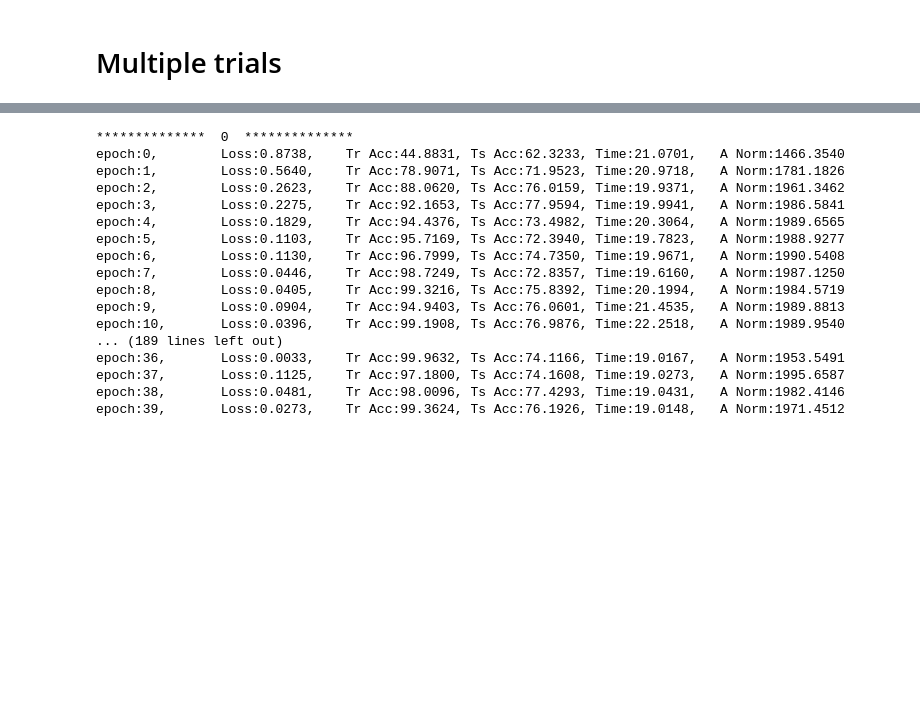
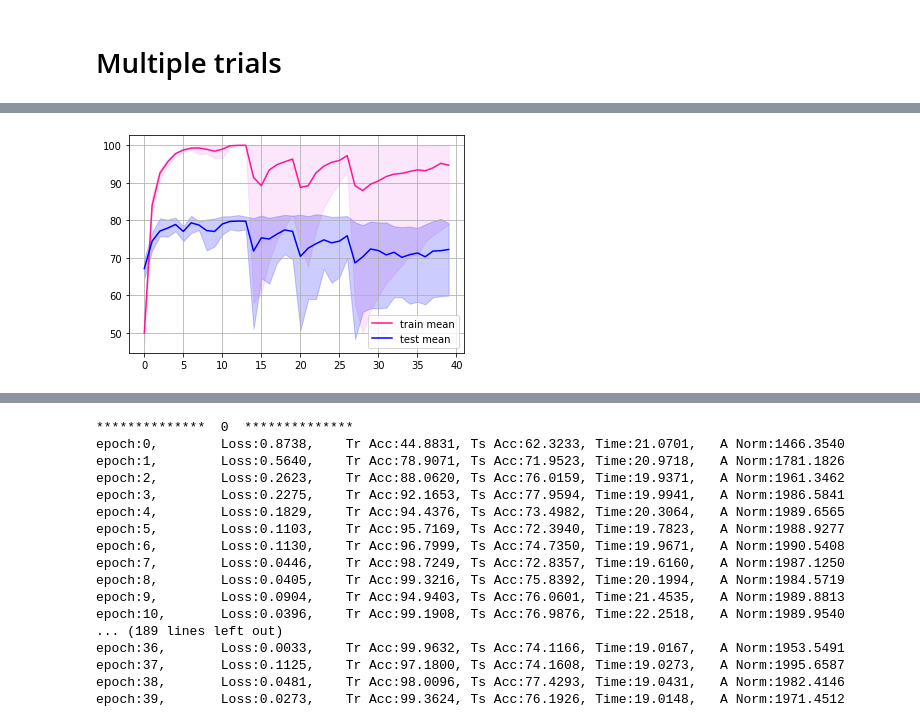
Before and after one commit to HuangHaoyu1997/Reservoir-Computing, a Jupyter notebook: new_RC.ipynb, the cells around one changed output, grey strips where cells are left out. Drawn from its saved outputs; the diff is of its cells as text; code cells hidden in the pictures; blank space fills up the shorter version.

```diff
--- a/new_RC.ipynb
+++ b/new_RC.ipynb
@@ -570,7 +875,7 @@ tensor(0.8924, device='cuda:0')
 # %% [markdown]
 # Multiple trials
 # %%
-def multiple_trial(file_name):
+def multiple_trial():
     train_acc_log = np.zeros((config.epoch, config.trials))
     test_acc_log = np.zeros((config.epoch, config.trials))
     for i in range(config.trials):
@@ -581,8 +886,8 @@ def multiple_trial(file_name):
         torch.backends.cudnn.deterministic = True
         torch.backends.cudnn.benchmark = False
 
-        model = RC().to(config.device)
-        # model = RC_RadLIF().to(config.device)
+        # model = RC().to(config.device)
+        model = RC_RadLIF().to(config.device)
         criterion = nn.CrossEntropyLoss()
         optimizer = torch.optim.AdamW(filter(lambda p: p.requires_grad, model.parameters()), lr=config.lr, weight_decay=config.weight_decay)
         # optimizer = torch.optim.Adam(filter(lambda p: p.requires_grad, model.parameters()), lr=config.lr)
@@ -593,7 +898,7 @@ def multiple_trial(file_name):
         test_acc_log[:,i] = test_acc
     return train_acc_log, test_acc_log
 
-def plot_errorbar(train_acc_log, test_acc_log)
+def plot_errorbar(train_acc_log, test_acc_log, file_name):
     train_mean = np.mean(train_acc_log, axis=1)
     train_std = np.std(train_acc_log, axis=1)
     train_var = np.var(train_acc_log, axis=1)
@@ -622 +973,7 @@ def plot_errorbar(train_acc_log, test_acc_log)
+# %%
+# plot_errorbar(tr_acc_log1, te_acc_log1, 'SHD_gradual_mask-RadLIF128-0.7-0.01-1e-4.pdf')
+# plot_errorbar(tr_acc_log2, te_acc_log2, 'SHD_gradual_mask-RadLIF512-0.7-0.01-1e-4.pdf')
+plot_errorbar(tr_acc_log3, te_acc_log3, 'SHD_gradual_mask-RadLIF1024-0.7-0.01-1e-4.pdf')
+# %% [output]
+[figure, added]
 # %%
```
Also changed, not shown: parts of 16 cells of this notebook, 7 other files.
